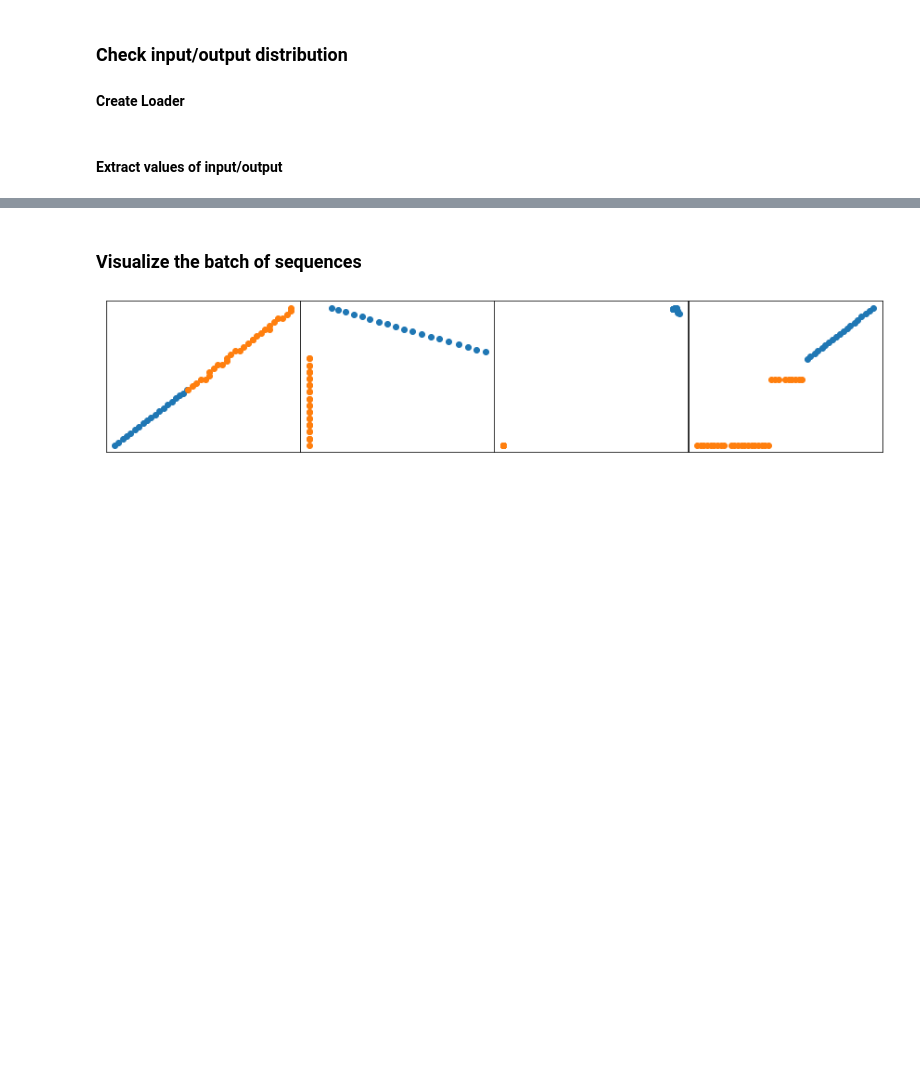
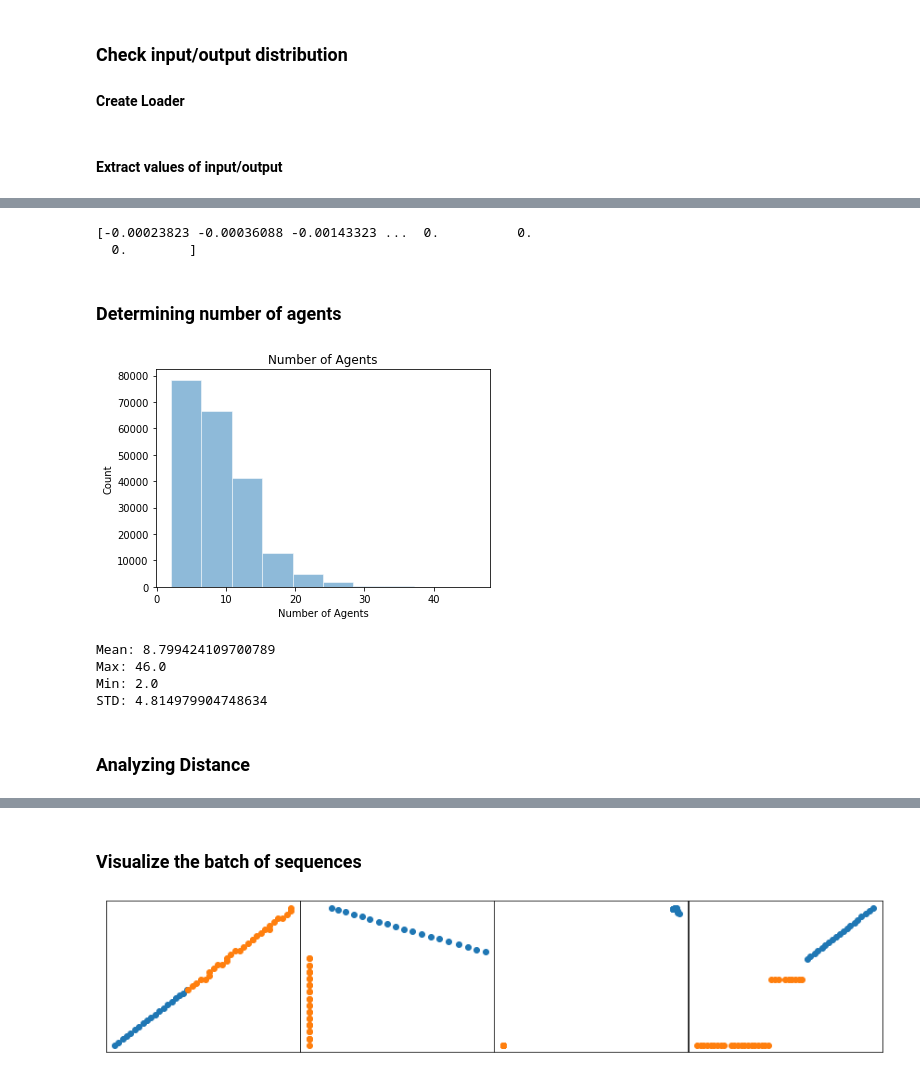
Before and after one commit to nicole9925/CSE151B-Kaggle-Competition, a Jupyter notebook: EDA.ipynb, the cells around one changed output, grey strips where cells are left out. Cells and saved outputs as stored; diff of their text form; code cells hidden in the pictures; blank space fills up the shorter version.

```diff
--- a/EDA.ipynb
+++ b/EDA.ipynb
@@ -73,18 +79,3 @@ def my_collate(batch):
 train_loader = DataLoader(train_dataset,batch_size=batch_sz, shuffle = False, collate_fn=my_collate, num_workers=0, drop_last=True)
 # %% [markdown]
 #### Extract values of input/output
-# %%
-def round_down(num):
-    return num - (num%100)
-
-dct_inp = defaultdict(int)
-dct_out = defaultdict(int)
-
-for i_batch, batch in tqdm(enumerate(train_loader)):
-    inp, out = batch
-    inp = [x for x in inp if x != 0]
-    out = [x for x in out if x != 0]
-    for i in inp:
-        dct_inp[(nearest_base(i) + 50)] += 1
-    for o in out:
-        dct_out[(nearest_base(o) + 50)] += 1
@@ -124,0 +177,7 @@ min(dct_inp.keys()) , max(dct_inp.keys()) + 50
+# %%
+for i_batch, batch in enumerate(train_loader):
+    print(batch[5])
+    break
+# %% [output]
+[-0.00023823 -0.00036088 -0.00143323 ...  0.          0.
+  0.        ]
@@ -124,0 +191,34 @@ min(dct_inp.keys()) , max(dct_inp.keys()) + 50
+# %% [markdown]
+### Determining number of agents
+# %%
+batch_sz = 1
+
+def my_collate_agents(batch):
+    """ collate lists of samples into batches, create [ batch_sz x agent_sz x seq_len x feature] """
+    agents = sum(np.array([scene['car_mask'] for scene in batch]).flatten())
+
+    return agents
+
+train_loader = DataLoader(train_dataset,batch_size=batch_sz, shuffle = False, collate_fn=my_collate_agents, num_workers=0, drop_last=True)
+# %%
+num_agents = []
+for i_batch, batch in tqdm(enumerate(train_loader)):
+    num_agents.append(batch)
+# %%
+plt.hist(num_agents, alpha=0.5, edgecolor='white')
+plt.title("Number of Agents")
+plt.xlabel('Number of Agents')
+plt.ylabel("Count")
+plt.savefig('agents.png')
+# %% [output]
+[figure, added]
+# %%
+print("Mean: {}".format(np.mean(num_agents)))
+print("Max: {}".format(np.max(num_agents)))
+print("Min: {}".format(np.min(num_agents)))
+print("STD: {}".format(np.std(num_agents)))
+# %% [output]
+Mean: 8.799424109700789
+Max: 46.0
+Min: 2.0
+STD: 4.814979904748634
@@ -124,0 +227,2 @@ min(dct_inp.keys()) , max(dct_inp.keys()) + 50
+# %% [markdown]
+### Analyzing Distance
```
Also changed, not shown: parts of 18 cells of this notebook, 11 other files.
